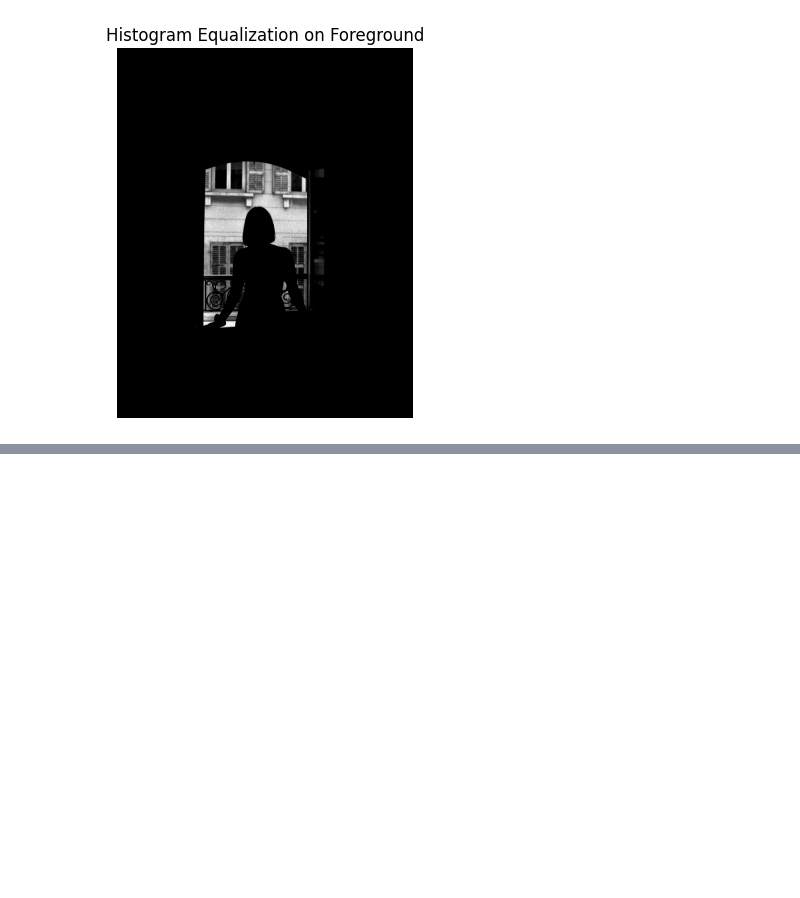
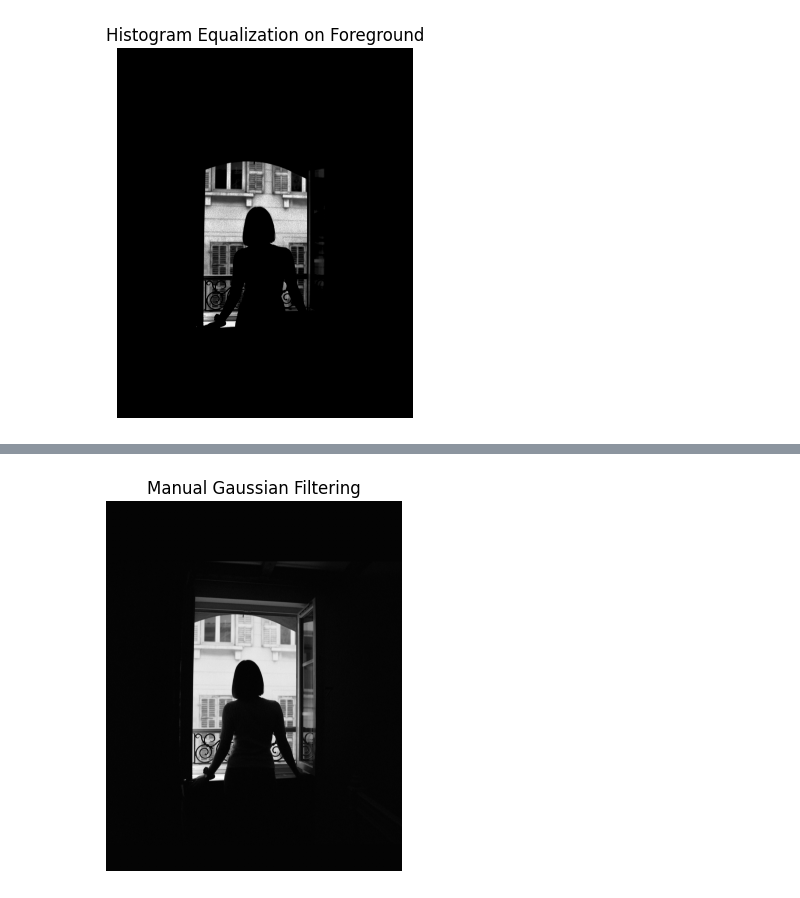
Before and after one commit to kavinduabekoon/GitHub, a Jupyter notebook: Untitled-1.ipynb, the cells around one changed output, grey strips where cells are left out. Saved outputs shown, nothing was run; the diff lists cells and outputs as text; code cells hidden in the pictures; blank space fills up the shorter version.

```diff
--- a/Untitled-1.ipynb
+++ b/Untitled-1.ipynb
@@ -139,0 +173,12 @@ plt.show()
+# %%
+import cv2
+import matplotlib.pyplot as plt
+
+out = cv2.filter2D(img, -1, kernel)
+
+plt.imshow(out, cmap='gray')
+plt.title("Manual Gaussian Filtering")
+plt.axis('off')
+plt.show()
+# %% [output]
+[figure, added]
```
Also changed, not shown: parts of 3 cells of this notebook.
